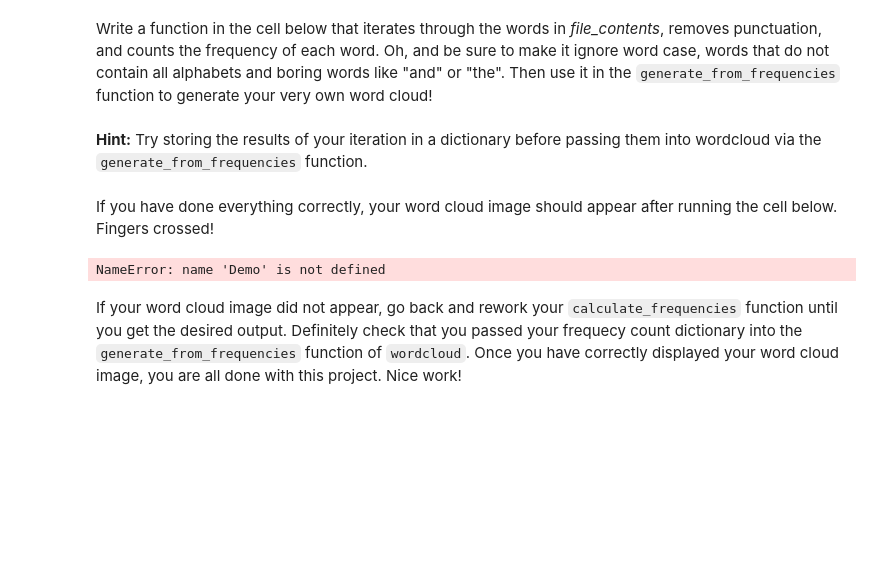
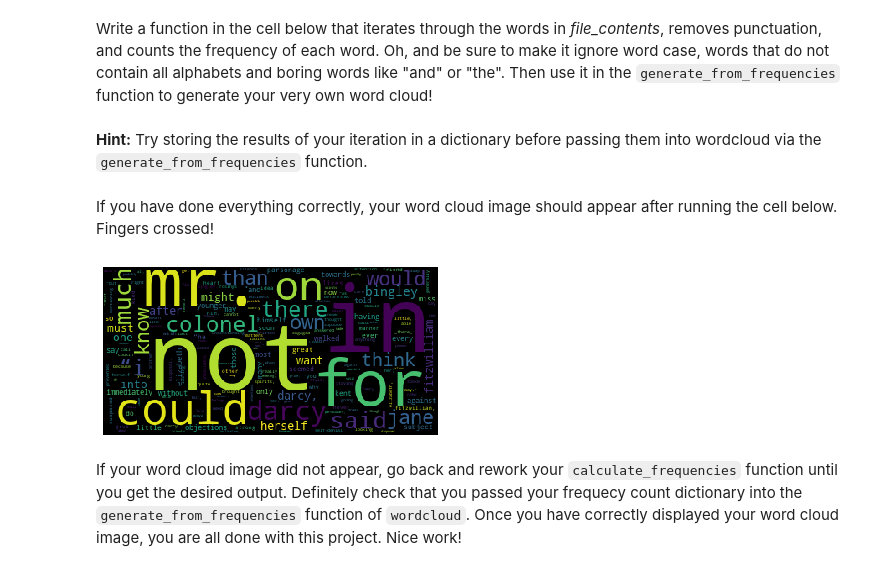
Before and after one commit to CynYZY/course1-final-wordcloud, a Jupyter notebook: C1M6L2_Final_Project_V3.ipynb, the cells around one changed output. Saved outputs shown, nothing was run; the diff lists cells and outputs as text; code cells hidden in the pictures; blank space fills up the shorter version.

```diff
--- a/C1M6L2_Final_Project_V3.ipynb
+++ b/C1M6L2_Final_Project_V3.ipynb
@@ -102,22 +101,29 @@ def calculate_frequencies(file_contents):
     "all", "any", "both", "each", "few", "more", "some", "such", "no", "nor", "too", "very", "can", "will", "just"]
 
     # LEARNER CODE START HERE
-
+    contents = file_contents.lower()
+    text = contents.split()
+    new_text = []
+    for w in text:
+        if w not in punctuations:
+            if w not in uninteresting_words:
+                new_text.append(w)
+    counter = Counter(new_text)
 
     #wordcloud
     cloud = wordcloud.WordCloud()
-    cloud.generate_from_frequencies(word_frequency)
+    cloud.generate_from_frequencies(counter)
     return cloud.to_array()
 # %% [markdown]
 If you have done everything correctly, your word cloud image should appear after running the cell below.  Fingers crossed!
 # %%
 # Display your wordcloud image
 
-myimage = calculate_frequencies(Demo.txt)
+myimage = calculate_frequencies(file_contents)
 plt.imshow(myimage, interpolation = 'nearest')
 plt.axis('off')
 plt.show()
 # %% [output]
-NameError: name 'Demo' is not defined
+[figure, added]
 # %% [markdown]
 If your word cloud image did not appear, go back and rework your `calculate_frequencies` function until you get the desired output.  Definitely check that you passed your frequecy count dictionary into the `generate_from_frequencies` function of `wordcloud`. Once you have correctly displayed your word cloud image, you are all done with this project. Nice work!
```
Also changed, not shown: parts of 1 cell of this notebook, 2 other files.
